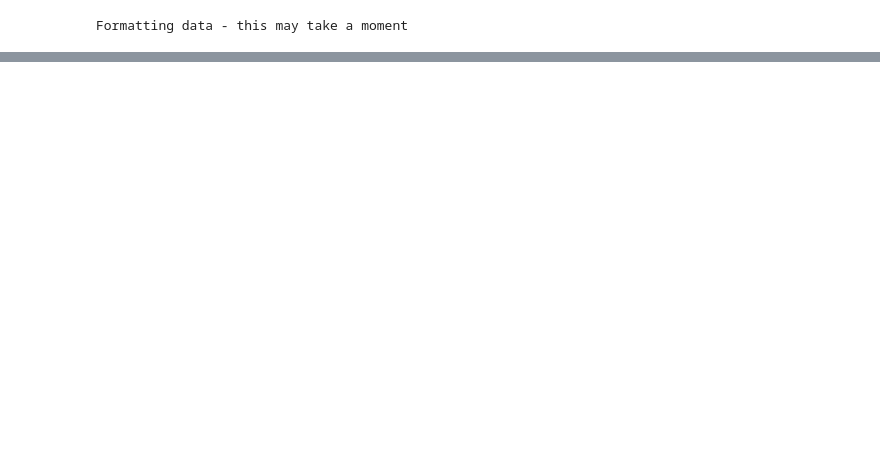
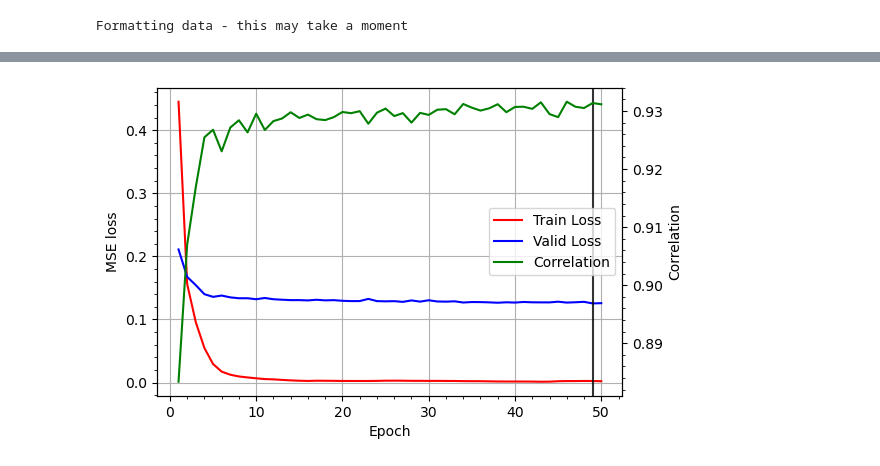
Before and after one commit to DannyZheng1210/Chem502-workshop4, a Jupyter notebook: workshop4.ipynb, the cells around one changed output, grey strips where cells are left out. Saved outputs shown, nothing was run; the diff lists cells and outputs as text; code cells hidden in the pictures; blank space fills up the shorter version.

```diff
--- a/workshop4.ipynb
+++ b/workshop4.ipynb
@@ -202,6 +53,7 @@ import os
 import ast
 import matplotlib.pyplot as plt
 from sklearn.model_selection import train_test_split
+from sklearn.preprocessing import StandardScaler
 
 ############### LOCAL IMPORTS ###############
 from network_classes import MLP
@@ -219,7 +71,7 @@ HIDDEN_LAYERS = [
 ]
 LEARNING_RATE = 0.001
 BATCH_SIZE = 256
-EPOCHS = 500
+EPOCHS = 50
 VALID_RATIO = 0.2
 
 # 加载数据
@@ -227,14 +79,23 @@ cwd = os.getcwd()
 data_train = pd.read_csv(cwd+'/data/train_data_10k_conjugated_cores.csv')
 data_test = pd.read_csv(cwd+'/data/test_data_500_analogues.csv')
 
-# 数据预处理函数
-def prepare_data(input_data, target_data, scaler=None, fit=False):
+# 数据预处理函数（修改：分离输入和目标值的标准化）
+def prepare_data(input_data, target_data, input_scaler=None, target_scaler=None, fit=False):
     """数据标准化处理"""
     if fit:
-        scaler = CustomScaler()
-        scaler.fit(input_data)
-    input_scaled = scaler.transform(input_data)
-    return torch.FloatTensor(input_scaled), torch.FloatTensor(target_data), scaler
+        input_scaler = CustomScaler()  # 仅标准化输入特征（ZINDO能量 + 指纹）
+        target_scaler = StandardScaler()  # 单独标准化目标值（TDDFT能量）
+        input_scaler.fit(input_data)
+        target_scaler.fit(target_data.reshape(-1, 1))
+
+    input_scaled = input_scaler.transform(input_data)
+    target_scaled = target_scaler.transform(target_data.reshape(-1, 1)).flatten()
+    return (
+        torch.FloatTensor(input_scaled),
+        torch.FloatTensor(target_scaled),
+        input_scaler,
+        target_scaler
+    )
 
 # 提取训练数据
 train_Etddft = data_train['S1_TDDFT'].values
@@ -247,18 +108,23 @@ train_input_split, val_input_split, train_target_split, val_target_split = train
     train_input, train_Etddft, test_size=VALID_RATIO, random_state=42
 )
 
-# 标准化（仅用训练集拟合）
-train_input_norm, train_target_norm, scaler = prepare_data(train_input_split, train_target_split, fit=True)
-val_input_norm, val_target_norm, _ = prepare_data(val_input_split, val_target_split, scaler=scaler)
+# 标准化（分离输入和目标值的标准化器）
+train_input_norm, train_target_norm, input_scaler, target_scaler = prepare_data(
+    train_input_split, train_target_split, fit=True
+)
+val_input_norm, val_target_norm, _, _ = prepare_data(
+    val_input_split, val_target_split,
+    input_scaler=input_scaler, target_scaler=target_scaler
+)
 
 # 转换为PyTorch DataLoader
 train_dataset = torch.utils.data.TensorDataset(train_input_norm, train_target_norm)
 train_loader = torch.utils.data.DataLoader(train_dataset, batch_size=BATCH_SIZE, shuffle=True)
 
-# 初始化模型（参数严格匹配MLP类定义）
+# 初始化模型
 model = MLP(
     input_dim    = train_input.shape[1],  # 输入特征维度 = ZINDO能量(1) + 指纹长度
-    output_dim   = 1,                     # 输出TDDFT能量
+    output_dim   = 1,                     # 输出标准化后的TDDFT能量
     layers_data  = HIDDEN_LAYERS,         # 隐藏层配置
     dropout_prob = 0.0                    # 无dropout
 )
@@ -266,7 +132,7 @@ optimizer = optim.Adam(model.parameters(), lr=LEARNING_RATE)
 criterion = nn.MSELoss()
 
 # 训练循环
-train_losses, val_losses = [], []
+train_losses, val_losses, valid_r = [], [], []
 for epoch in range(EPOCHS):
     model.train()
     epoch_loss = 0
@@ -279,50 +145,45 @@ for epoch in range(EPOCHS):
         epoch_loss += loss.item()
     train_losses.append(epoch_loss / len(train_loader))
 
-    # 验证阶段
+    # 验证阶段（修复反标准化逻辑）
     model.eval()
     with torch.no_grad():
         val_pred = model(val_input_norm)
         val_loss = criterion(val_pred, val_target_norm.view(-1,1)).item()
+        # 反标准化预测值和目标值
+        val_pred_actual = target_scaler.inverse_transform(val_pred.numpy().reshape(-1,1)).flatten()
+        val_target_actual = target_scaler.inverse_transform(val_target_norm.numpy().reshape(-1,1)).flatten()
+        val_rho = calc_rhoc(val_target_actual, val_pred_actual)
+        valid_r.append(val_rho)
+
     val_losses.append(val_loss)
-
-    print(f"Epoch {epoch+1:03d}/{EPOCHS} | Train Loss: {train_losses[-1]:.4f} | Val Loss: {val_losses[-1]:.4f}")
+    print(f"Epoch {epoch+1:03d}/{EPOCHS} | Train Loss: {train_losses[-1]:.4f} | Val Loss: {val_losses[-1]:.4f} | Val Rho: {valid_r[-1]:.4f}")
 
 # 测试集处理
 test_Etddft = data_test['E(S1_TDDFT)_analogue'].values
 test_Ezindo = data_test['E(S1_ZINDO)_analogue'].values
 test_fp = np.array([np.array(ast.literal_eval(fp), dtype=np.int32) for fp in data_test['fingerprint'].values])
 test_input = np.concatenate((test_Ezindo.reshape(-1,1), test_fp), axis=1)
-test_input_norm, _, _ = prepare_data(test_input, test_Etddft, scaler=scaler)
+test_input_norm, _, _, _ = prepare_data(test_input, test_Etddft, input_scaler=input_scaler, target_scaler=target_scaler)
 test_input_tensor = torch.FloatTensor(test_input_norm)
 
 # 预测与评估
 model.eval()
 with torch.no_grad():
     test_pred = model(test_input_tensor).numpy().flatten()
-test_pred_actual = scaler.inverse_target(test_pred.reshape(-1,1)).flatten() if hasattr(scaler, 'inverse_target') else test_pred
+test_pred_actual = target_scaler.inverse_transform(test_pred.reshape(-1,1)).flatten()
 
 # 计算指标
 test_mse = mean_squared_error(test_Etddft, test_pred_actual)
 test_rho = calc_rhoc(test_Etddft, test_pred_actual)
 
-# 可视化结果
-plt.figure(figsize=(12,5))
-plt.subplot(121)
-plt.plot(train_losses, label='Train')
-plt.plot(val_losses, label='Validation')
-plt.title("Training/Validation Loss Curve")
-plt.xlabel("Epoch"), plt.ylabel("MSE"), plt.legend()
+# vasulization
+from stats_and_plot_functions import plot_loss_and_r, plot_train_loss
+plot_loss_and_r(train_losses, val_losses, valid_r)
+plot_train_loss(train_losses, val_losses)
 
-plt.subplot(122)
-plt.scatter(test_Etddft, test_pred_actual, alpha=0.5)
-plt.plot([min(test_Etddft), max(test_Etddft)], [min(test_Etddft), max(test_Etddft)], 'r--')
-plt.title(f"TDDFT True vs Pred (ρ={test_rho:.3f})")
-plt.xlabel("True Values"), plt.ylabel("Predictions")
-plt.tight_layout()
-plt.savefig("delta_ml_results.png")
-plt.show()
-
+#print the result of test
 print(f"\nFinal Results:")
 print(f"Test MSE: {test_mse:.5f}")
-print(f"Test Correlation: {test_rho:.5f}")
+print(f"Test Correlation (r): {test_rho:.5f}")
+# %% [output]
@@ -328,0 +207 @@ print(f"Test Correlation: {test_rho:.5f}")
+[figure, added]
```
Also changed, not shown: parts of 5 cells of this notebook.
